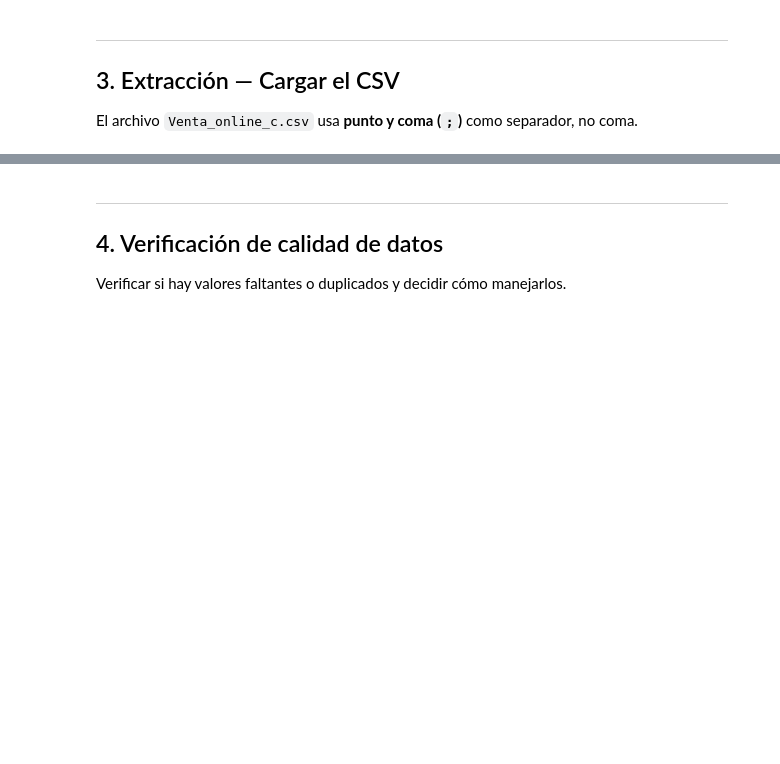
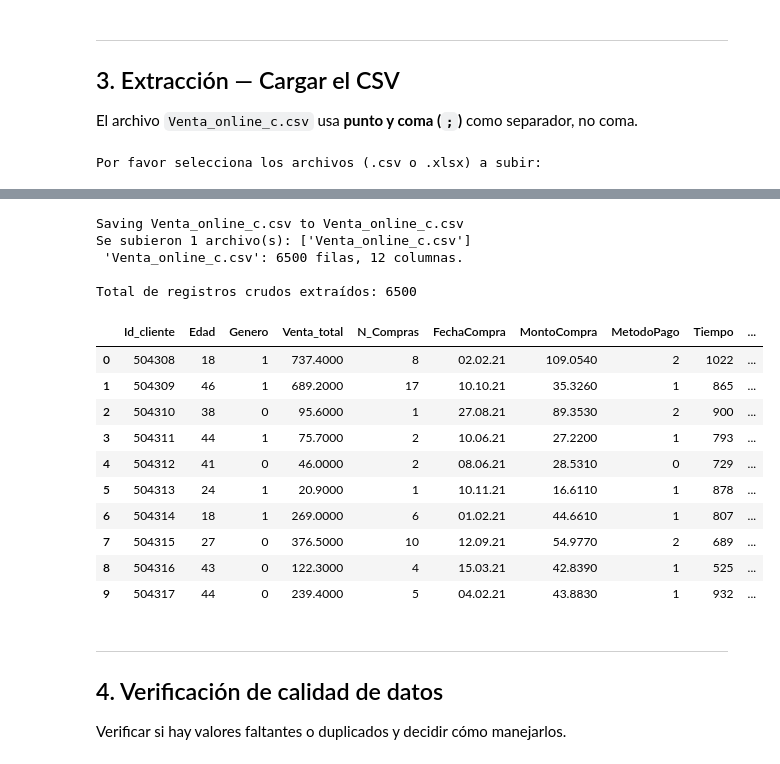
Before and after one commit to AngelMendoz/SOG2-2S26_grupo8, a Jupyter notebook: Practica_1/ETL/etl.ipynb, the cells around one changed output, grey strips where cells are left out. Drawn from its saved outputs; the diff is of its cells as text; code cells hidden in the pictures; blank space fills up the shorter version.

Commit message:
fix: schema.sql y notebook del ETL

```diff
--- a/Practica_1/ETL/etl.ipynb
+++ b/Practica_1/ETL/etl.ipynb
@@ -36,15 +55,44 @@ print(f"Fecha de ejecución: {datetime.now().strftime('%Y-%m-%d %H:%M:%S')}")
 ## 3. Extracción — Cargar el CSV
 
 El archivo `Venta_online_c.csv` usa **punto y coma (`;`)** como separador, no coma.
-# %%
-# ============================================================
-# Configuración: ruta al CSV
-# ============================================================
-CSV_PATH = '../Enunciado/Venta_online_c.csv'  # Ajustar según tu entorno
-
-df_raw = pd.read_csv(CSV_PATH, sep=';')
-
-print(f"Archivo cargado: {CSV_PATH}")
-print(f"Filas: {df_raw.shape[0]:,}  |  Columnas: {df_raw.shape[1]}")
-print(f"\nColumnas: {list(df_raw.columns)}")
-df_raw.head(10)
+# %%
+#@title Seleccionar Origen de Datos { run: "auto" }
+METODO_ORIGEN = "Subir archivos desde mi equipo" #@param ["Subir archivos desde mi equipo", "Ruta de archivo(s) local(es)"]
+RUTAS_LOCALES = "/content/dataset_vuelos_crudo.csv" #@param {type:"string"}
+
+archivos_a_procesar = []
+
+if METODO_ORIGEN == "Subir archivos desde mi equipo":
+    from google.colab import files
+    print("Por favor selecciona los archivos (.csv o .xlsx) a subir:")
+    uploaded = files.upload()
+    archivos_a_procesar = list(uploaded.keys())
+    print(f"Se subieron {len(archivos_a_procesar)} archivo(s): {archivos_a_procesar}")
+
+else:
+    # Rutas separadas por comas
+    archivos_a_procesar = [p.strip() for p in RUTAS_LOCALES.split(",") if p.strip()]
+    print(f"Archivos indicados: {archivos_a_procesar}")
+
+# Carga de archivos a DataFrame
+dfs = []
+for path in archivos_a_procesar:
+    if path.endswith(".csv"):
+        # Mantenemos el separador ';' especificado en el notebook original
+        df_temp = pd.read_csv(path, sep=';', encoding="utf-8")
+    elif path.endswith( (".xlsx", ".xls") ):
+        df_temp = pd.read_excel(path)
+    else:
+        print(f"Formato ignorado: {path}")
+        continue
+    print(f" '{path}': {df_temp.shape[0]} filas, {df_temp.shape[1]} columnas.")
+    dfs.append(df_temp)
+
+if dfs:
+    df_raw = pd.concat(dfs, ignore_index=True)
+    print(f"\nTotal de registros crudos extraídos: {len(df_raw)}")
+    display(df_raw.head(10))
+else:
+    raise ValueError("No se encontraron archivos válidos para procesar.")
+# %% [output]
+Por favor selecciona los archivos (.csv o .xlsx) a subir:
@@ -51,3 +100,19 @@ df_raw.head(10)
+Saving Venta_online_c.csv to Venta_online_c.csv
+Se subieron 1 archivo(s): ['Venta_online_c.csv']
+ 'Venta_online_c.csv': 6500 filas, 12 columnas.
+
+Total de registros crudos extraídos: 6500
+|  | Id_cliente | Edad | Genero | Venta_total | N_Compras | FechaCompra | MontoCompra | MetodoPago | Tiempo | ... |
+| 0 | 504308 | 18 | 1 | 737.4000 | 8 | 02.02.21 | 109.0540 | 2 | 1022 | ... |
+| 1 | 504309 | 46 | 1 | 689.2000 | 17 | 10.10.21 | 35.3260 | 1 | 865 | ... |
+| 2 | 504310 | 38 | 0 | 95.6000 | 1 | 27.08.21 | 89.3530 | 2 | 900 | ... |
+| 3 | 504311 | 44 | 1 | 75.7000 | 2 | 10.06.21 | 27.2200 | 1 | 793 | ... |
+| 4 | 504312 | 41 | 0 | 46.0000 | 2 | 08.06.21 | 28.5310 | 0 | 729 | ... |
+| 5 | 504313 | 24 | 1 | 20.9000 | 1 | 10.11.21 | 16.6110 | 1 | 878 | ... |
+| 6 | 504314 | 18 | 1 | 269.0000 | 6 | 01.02.21 | 44.6610 | 1 | 807 | ... |
+| 7 | 504315 | 27 | 0 | 376.5000 | 10 | 12.09.21 | 54.9770 | 2 | 689 | ... |
+| 8 | 504316 | 43 | 0 | 122.3000 | 4 | 15.03.21 | 42.8390 | 1 | 525 | ... |
+| 9 | 504317 | 44 | 0 | 239.4000 | 5 | 04.02.21 | 43.8830 | 1 | 932 | ... |
 # %% [markdown]
 ---
 ## 4. Verificación de calidad de datos
```
Also changed, not shown: parts of 33 cells of this notebook, 36 other files.
